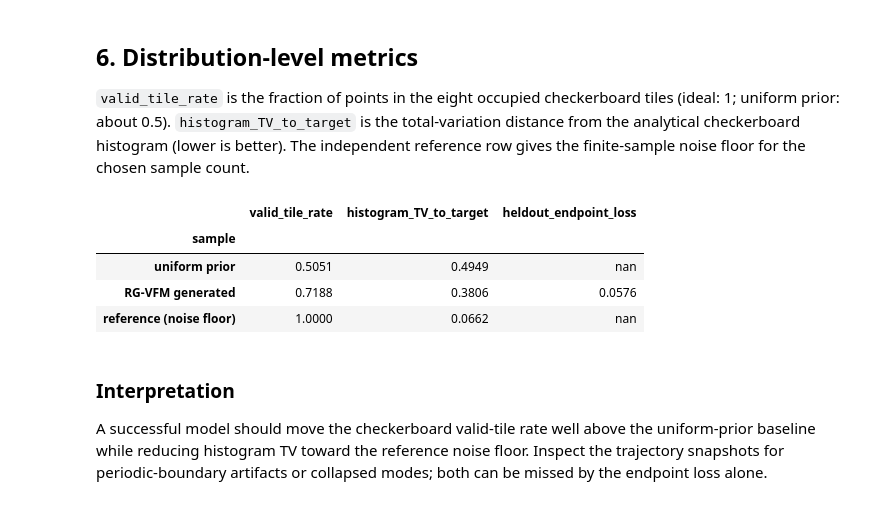
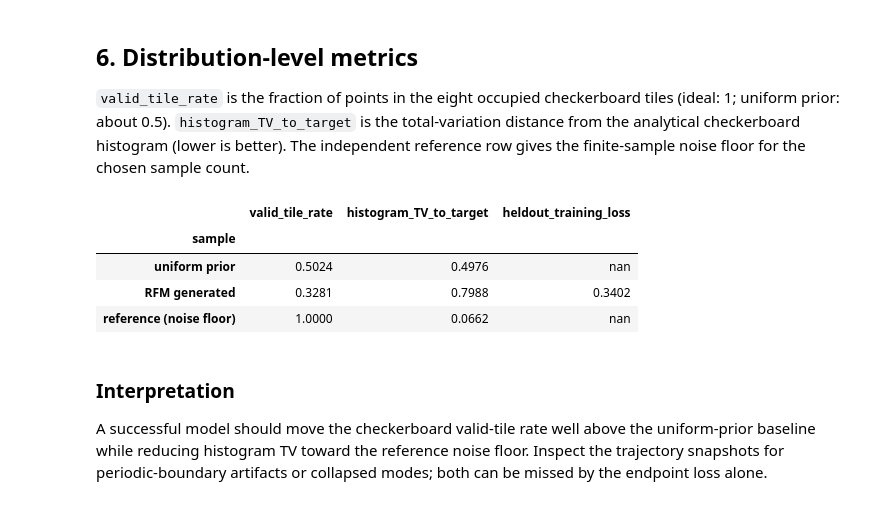
Before and after one commit to MateosCz/diffusion-playground, a Jupyter notebook: flat_torus_2d.ipynb, the cells around one changed output. Drawn from its saved outputs; the diff is of its cells as text; code cells hidden in the pictures.

```diff
--- a/flat_torus_2d.ipynb
+++ b/flat_torus_2d.ipynb
@@ -125,10 +102,13 @@ test_losses = []
 with torch.inference_mode():
     for x_data in test_loader:
         x_data = x_data.to(DEVICE)
-        t, x_t, x_T = rgvfm.sample_training_pair(x_data)
-        pred_x_T = model(t, x_t)
-        test_losses.append(rgvfm.loss(pred_x_T, x_T).cpu())
+        t, x_t, target = flow.sample_training_pair(x_data)
+        prediction = model(t, x_t)
+        test_losses.append(
+            flow.loss(prediction, target, x_t=x_t, t=t).cpu()
+        )
 
 heldout_loss = torch.stack(test_losses).mean().item()
-print(f'held-out geodesic endpoint loss: {heldout_loss:.6f}')
+objective_name = 'velocity MSE' if METHOD == 'rfm' else 'geodesic endpoint loss'
+print(f'held-out {objective_name}: {heldout_loss:.6f}')
 # %% [output]
@@ -139,14 +119,14 @@ held-out geodesic endpoint loss: 0.057645
 The learned ODE transports a uniform prior on $T^2$ from $t=0$ to $t=1$. The full trajectory is retained for snapshot plots.
 # %%
 with torch.inference_mode():
-    x_0 = rgvfm.sample_prior(
+    x_0 = flow.sample_prior(
         (N_SAMPLES, 2), device=DEVICE, dtype=next(model.parameters()).dtype
     )
-    time_grid, trajectory = rgvfm.sample(
+    time_grid, trajectory = flow.sample(
         model, x_0, n_steps=N_STEPS, return_trajectory=True
     )
 
-generated = rgvfm.to_intrinsic(trajectory[-1]).cpu()
+generated = manifold.wrap(trajectory[-1]).cpu()
 prior = x_0.cpu()
 reference = torch.stack(
     [Checkerboard_Dataset(N_ROWS, seed=80_000, dim=2)[i] for i in range(N_SAMPLES)]
@@ -177,7 +157,7 @@ fig, axes = plt.subplots(1, 3, figsize=(14, 4.3), constrained_layout=True)
 for ax, points, title, color in zip(
     axes,
     [prior, reference, generated],
-    ['Uniform torus prior', 'Checkerboard reference', 'RG-VFM generated'],
+    ['Uniform torus prior', 'Checkerboard reference', f'{MODEL_LABEL} generated'],
     ['0.45', 'tab:green', 'tab:orange'],
 ):
     draw_unit_checkerboard(ax)
@@ -193,7 +173,7 @@ snapshot_fractions = [0.0, 0.25, 0.5, 0.75, 1.0]
 snapshot_indices = [round(fraction * N_STEPS) for fraction in snapshot_fractions]
 fig, axes = plt.subplots(1, 5, figsize=(18, 3.5), constrained_layout=True)
 for ax, index in zip(axes, snapshot_indices):
-    points = rgvfm.to_intrinsic(trajectory_cpu[index])
+    points = manifold.wrap(trajectory_cpu[index])
     draw_unit_checkerboard(ax)
     ax.scatter(points[:, 0], points[:, 1], s=3, alpha=0.28, c='tab:orange', rasterized=True)
     ax.set_title(f'$t={time_grid_cpu[index].item():.2f}$')
@@ -210,39 +190,39 @@ def valid_tile_rate(points: torch.Tensor, n_rows=N_ROWS) -> float:
     return ((tile[:, 0] + tile[:, 1]) % 2 == 0).float().mean().item()
 
 
 def histogram_tv_to_target(points: torch.Tensor, bins=16, n_rows=N_ROWS) -> float:
     if bins % n_rows != 0:
         raise ValueError('bins must be divisible by n_rows')
     observed = np.histogram2d(
         points[:, 0].numpy(), points[:, 1].numpy(),
         bins=bins, range=[[0, 1], [0, 1]],
     )[0]
     observed = observed / observed.sum()
 
     bin_index = np.arange(bins)
     tile_index = bin_index // (bins // n_rows)
     valid = (tile_index[:, None] + tile_index[None, :]) % 2 == 0
     target = valid.astype(float) / valid.sum()
     return 0.5 * np.abs(observed - target).sum()
 
 
 reference_2 = torch.stack(
     [Checkerboard_Dataset(N_ROWS, seed=90_000, dim=2)[i] for i in range(N_SAMPLES)]
 )
 metrics = pd.DataFrame(
     [
         {'sample': 'uniform prior', 'valid_tile_rate': valid_tile_rate(prior), 'histogram_TV_to_target': histogram_tv_to_target(prior)},
-        {'sample': 'RG-VFM generated', 'valid_tile_rate': valid_tile_rate(generated), 'histogram_TV_to_target': histogram_tv_to_target(generated)},
+        {'sample': f'{MODEL_LABEL} generated', 'valid_tile_rate': valid_tile_rate(generated), 'histogram_TV_to_target': histogram_tv_to_target(generated)},
         {'sample': 'reference (noise floor)', 'valid_tile_rate': valid_tile_rate(reference_2), 'histogram_TV_to_target': histogram_tv_to_target(reference_2)},
     ]
 ).set_index('sample')
-metrics.loc['RG-VFM generated', 'heldout_endpoint_loss'] = heldout_loss
+metrics.loc[f'{MODEL_LABEL} generated', 'heldout_training_loss'] = heldout_loss
 display(metrics.style.format('{:.4f}'))
 # %% [output]
-|  | valid_tile_rate | histogram_TV_to_target | heldout_endpoint_loss |
+|  | valid_tile_rate | histogram_TV_to_target | heldout_training_loss |
 | sample |  |  |  |
-| uniform prior | 0.5051 | 0.4949 | nan |
-| RG-VFM generated | 0.7188 | 0.3806 | 0.0576 |
+| uniform prior | 0.5024 | 0.4976 | nan |
+| RFM generated | 0.3281 | 0.7988 | 0.3402 |
 | reference (noise floor) | 1.0000 | 0.0662 | nan |
 # %% [markdown]
 ### Interpretation
```
Also changed, not shown: parts of 9 cells of this notebook, 12 other files.
